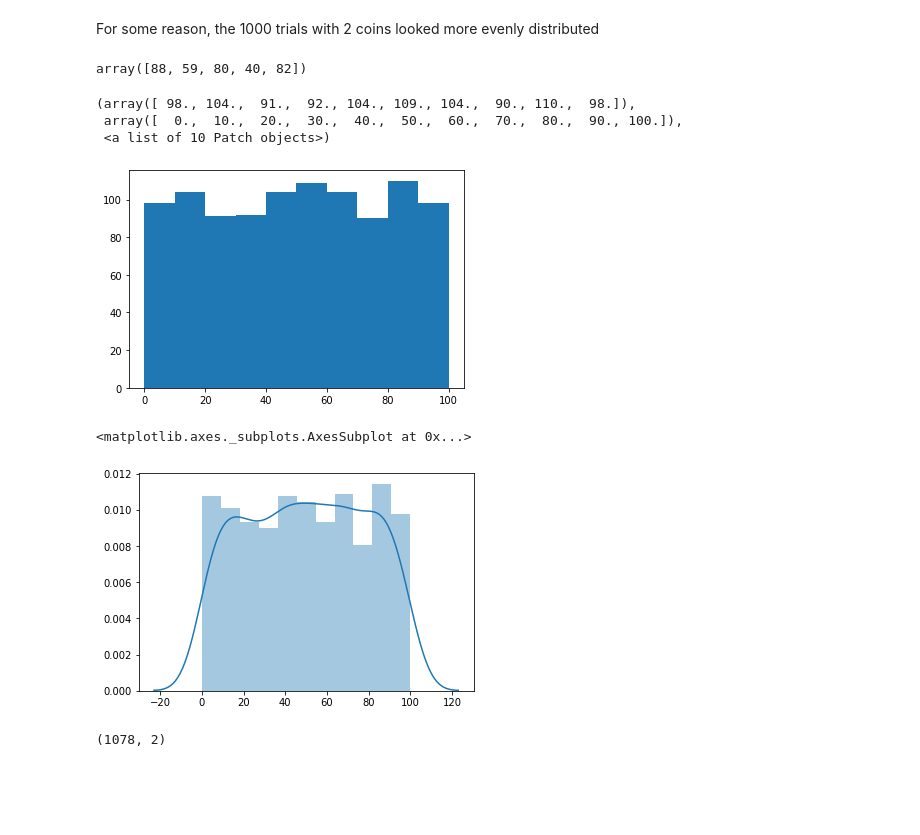
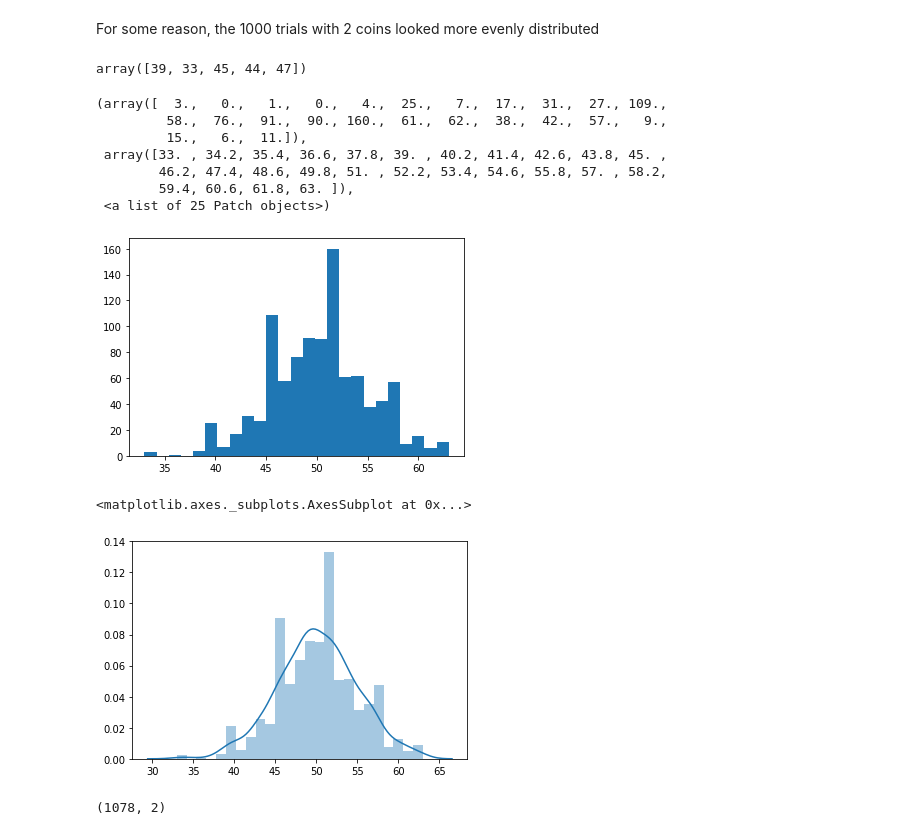
Before and after one commit to simrankota/info370, a Jupyter notebook: assignments/ps-inference-mc.ipynb, the cells around one changed output. Saved outputs shown, nothing was run; the diff lists cells and outputs as text; code cells hidden in the pictures; blank space fills up the shorter version.

```diff
--- a/assignments/ps-inference-mc.ipynb
+++ b/assignments/ps-inference-mc.ipynb
@@ -59,18 +58,22 @@ np.mean(coins5)
 # %% [markdown]
 For some reason, the 1000 trials with 2 coins looked more evenly distributed
 # %%
-coins100 = np.random.choice(range(101), 1000)
+coins100 = np.random.binomial(100, 0.5, size=1000)
 # %%
 coins100[:5]
 # %% [output]
-array([88, 59, 80, 40, 82])
+array([39, 33, 45, 44, 47])
 # %%
-plt.hist(coins100)
+plt.hist(coins100, bins=25)
 # %% [output]
-(array([ 98., 104.,  91.,  92., 104., 109., 104.,  90., 110.,  98.]),
- array([  0.,  10.,  20.,  30.,  40.,  50.,  60.,  70.,  80.,  90., 100.]),
- <a list of 10 Patch objects>)
+(array([  3.,   0.,   1.,   0.,   4.,  25.,   7.,  17.,  31.,  27., 109.,
+         58.,  76.,  91.,  90., 160.,  61.,  62.,  38.,  42.,  57.,   9.,
+         15.,   6.,  11.]),
+ array([33. , 34.2, 35.4, 36.6, 37.8, 39. , 40.2, 41.4, 42.6, 43.8, 45. ,
+        46.2, 47.4, 48.6, 49.8, 51. , 52.2, 53.4, 54.6, 55.8, 57. , 58.2,
+        59.4, 60.6, 61.8, 63. ]),
+ <a list of 25 Patch objects>)
-[figure, old version]
+[figure, new version]
 # %%
 mean = np.mean(coins100)
 # %%
@@ -83,7 +86,7 @@ import seaborn as sns
 sns.distplot(coins100)
 # %% [output]
 <matplotlib.axes._subplots.AxesSubplot at 0x...>
-[figure, old version]
+[figure, new version]
 # %%
 fs = pd.read_csv('./fatherson.csv.bz2', '\t')
 # %%
```
Also changed, not shown: parts of 29 cells of this notebook, 1 other file.
